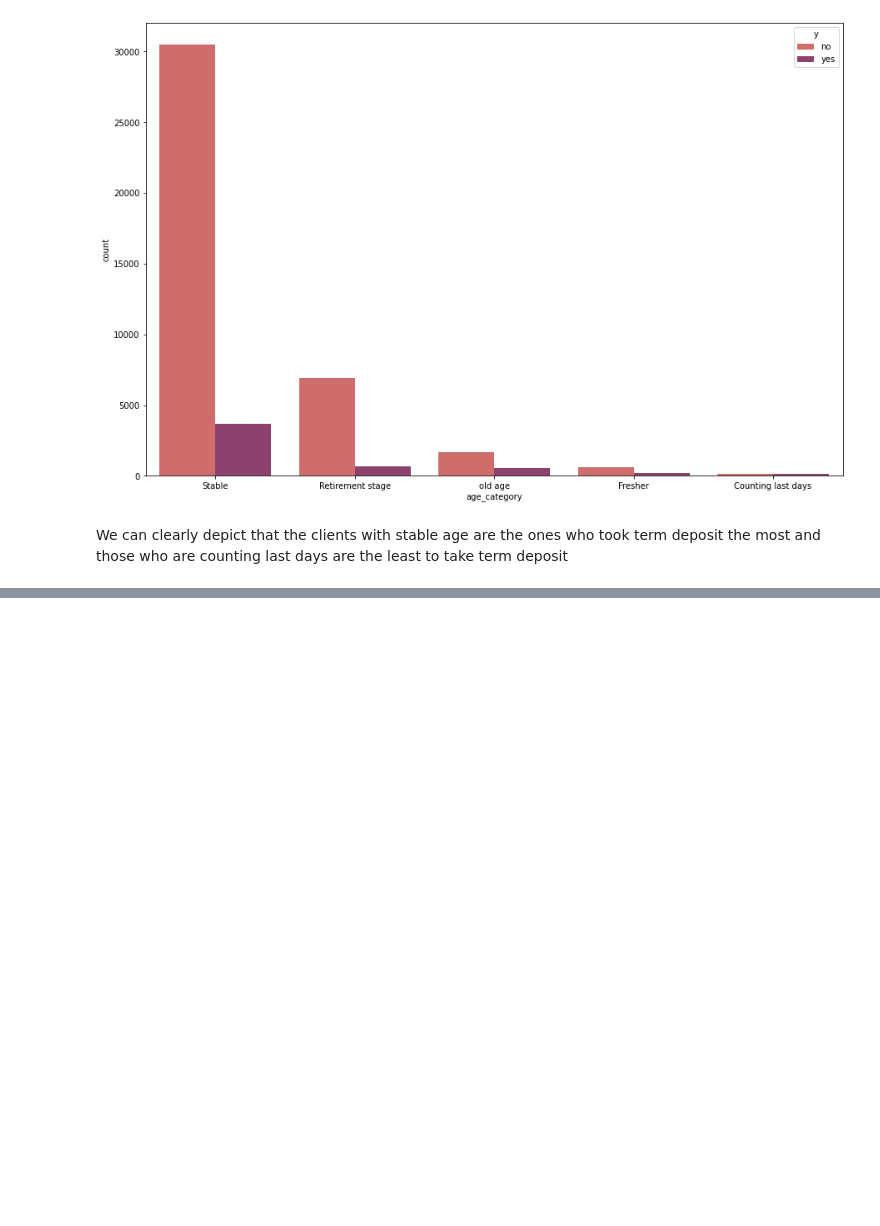
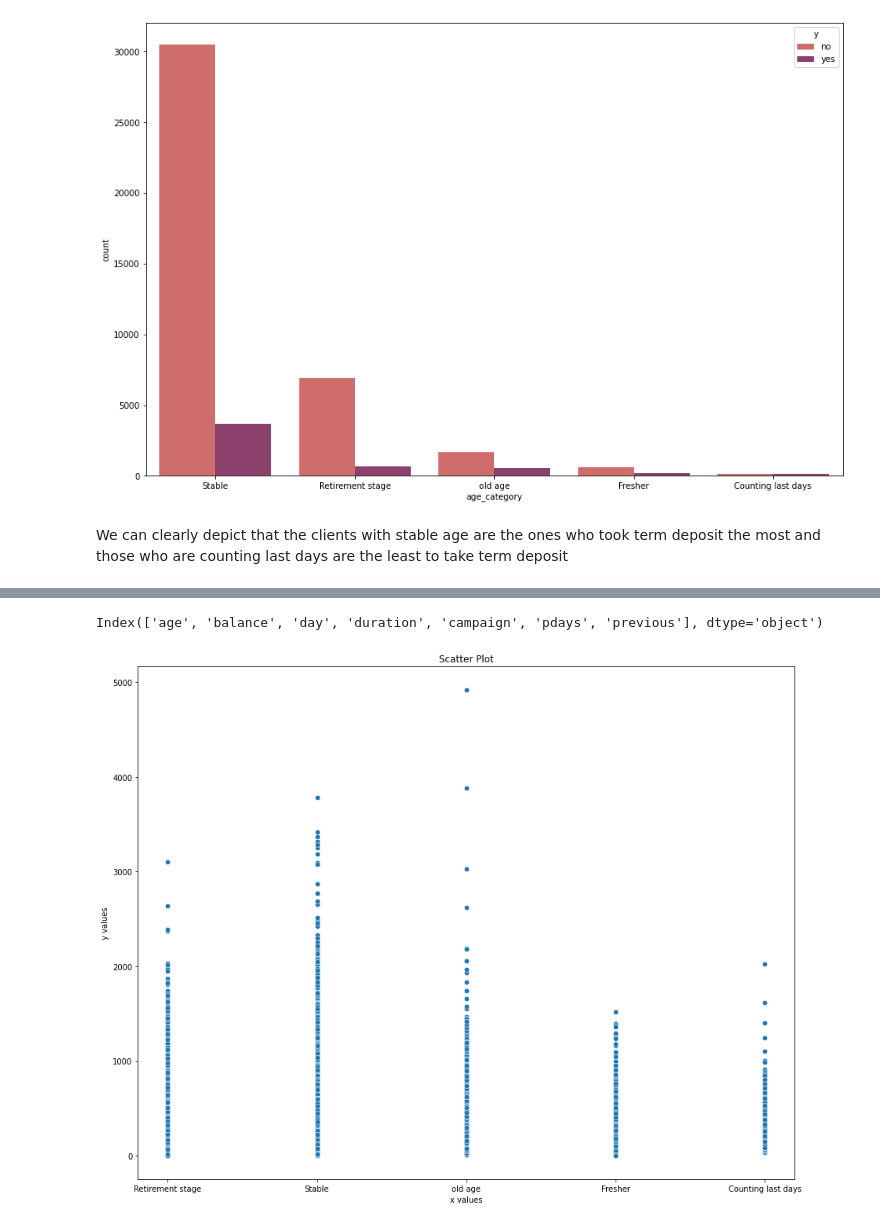
Before and after one commit to Gowthaam-K/Bank-Marketing-Effectiveness-Prediction, a Jupyter notebook: Bank_Marketing_Effectiveness_Prediction_Gowthaam_Kumarasamy.ipynb, the cells around one changed output, grey strips where cells are left out. Cells and saved outputs as stored; diff of their text form; code cells hidden in the pictures; blank space fills up the shorter version.

```diff
--- a/Bank_Marketing_Effectiveness_Prediction_Gowthaam_Kumarasamy.ipynb
+++ b/Bank_Marketing_Effectiveness_Prediction_Gowthaam_Kumarasamy.ipynb
@@ -340,5 +340,3 @@ def job_category(job):
   return job
 # %%
 banking_df['job_category']=banking_df['job'].apply(job_category)
-# %%
-banking_df.drop('new_jobs',axis=1,inplace=True)
@@ -427,0 +426,18 @@ We can clearly depict that the clients with stable age are the ones who took ter
+# %%
+numerical_columns
+# %% [output]
+Index(['age', 'balance', 'day', 'duration', 'campaign', 'pdays', 'previous'], dtype='object')
+# %%
+#Performing Numerical column analysis
+
+def draw_scatterplot(x_values, y_values):
+    plt.figure(figsize=(15,12))
+    sns.scatterplot(x_values, y_values,s=40)
+    plt.title("Scatter Plot")
+    plt.xlabel("x values")
+    plt.ylabel("y values")
+    plt.show()
+# %%
+draw_scatterplot(banking_df['age_category'],banking_df['duration'])
+# %% [output]
+[figure, added]
```
Also changed, not shown: parts of 44 cells of this notebook.
